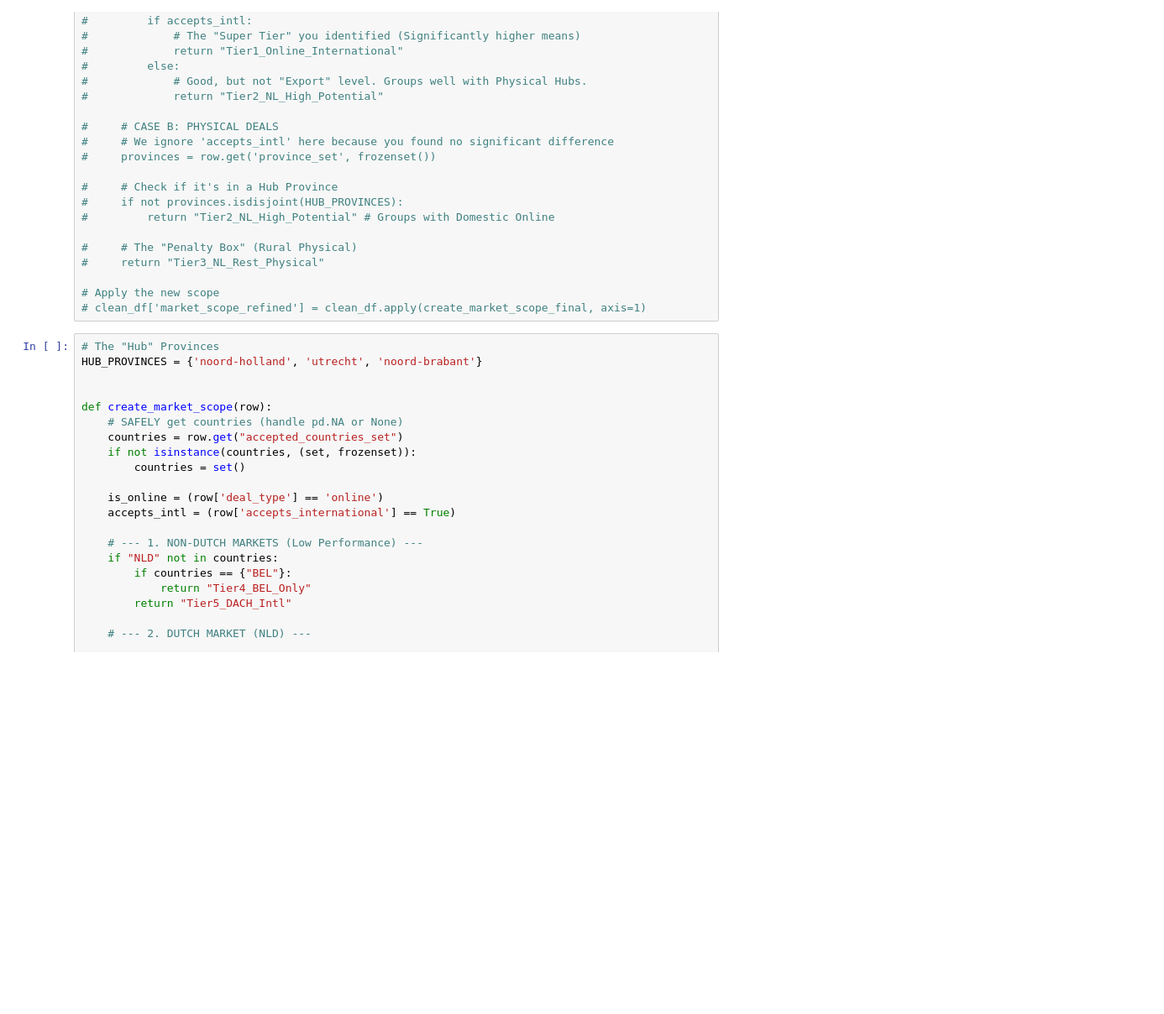
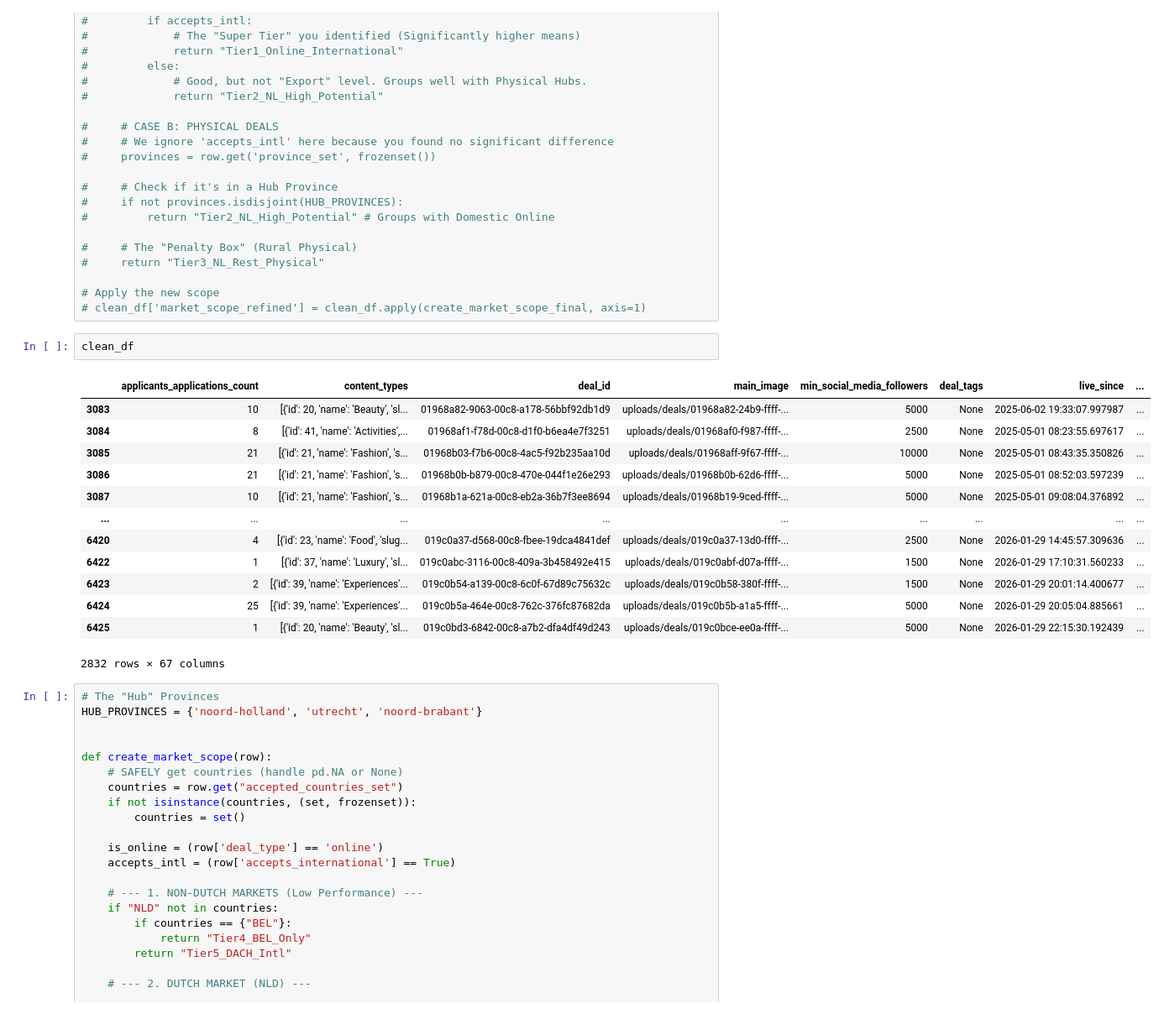
Before and after one commit to wouterbarter/AI_thesis_public, a Jupyter notebook: notebooks/barter_deals_analysis_basic_model.ipynb, the cells around one changed output. Shown at 84% size. Drawn from its saved outputs; the diff is of its cells as text; blank space fills up the shorter version.

```diff
--- a/notebooks/barter_deals_analysis_basic_model.ipynb
+++ b/notebooks/barter_deals_analysis_basic_model.ipynb
@@ -657,6 +655,22 @@ STEP                           START    END      DROPPED % LOSS
 
 # Apply the new scope
 # clean_df['market_scope_refined'] = clean_df.apply(create_market_scope_final, axis=1)
+# %%
+clean_df
+# %% [output]
+|  | applicants_applications_count | content_types | deal_id | main_image | min_social_media_followers | deal_tags | live_since | ... |
+| 3083 | 10 | [{'id': 20, 'name': 'Beauty', 'sl... | 01968a82-9063-00c8-a178-56bbf92db1d9 | uploads/deals/01968a82-24b9-ffff-... | 5000 | None | 2025-06-02 19:33:07.997987 | ... |
+| 3084 | 8 | [{'id': 41, 'name': 'Activities',... | 01968af1-f78d-00c8-d1f0-b6ea4e7f3251 | uploads/deals/01968af0-f987-ffff-... | 2500 | None | 2025-05-01 08:23:55.697617 | ... |
+| 3085 | 21 | [{'id': 21, 'name': 'Fashion', 's... | 01968b03-f7b6-00c8-4ac5-f92b235aa10d | uploads/deals/01968aff-9f67-ffff-... | 10000 | None | 2025-05-01 08:43:35.350826 | ... |
+| 3086 | 21 | [{'id': 21, 'name': 'Fashion', 's... | 01968b0b-b879-00c8-470e-044f1e26e293 | uploads/deals/01968b0b-62d6-ffff-... | 5000 | None | 2025-05-01 08:52:03.597239 | ... |
+| 3087 | 10 | [{'id': 21, 'name': 'Fashion', 's... | 01968b1a-621a-00c8-eb2a-36b7f3ee8694 | uploads/deals/01968b19-9ced-ffff-... | 5000 | None | 2025-05-01 09:08:04.376892 | ... |
+| ... | ... | ... | ... | ... | ... | ... | ... | ... |
+| 6420 | 4 | [{'id': 23, 'name': 'Food', 'slug... | 019c0a37-d568-00c8-fbee-19dca4841def | uploads/deals/019c0a37-13d0-ffff-... | 2500 | None | 2026-01-29 14:45:57.309636 | ... |
+| 6422 | 1 | [{'id': 37, 'name': 'Luxury', 'sl... | 019c0abc-3116-00c8-409a-3b458492e415 | uploads/deals/019c0abf-d07a-ffff-... | 1500 | None | 2026-01-29 17:10:31.560233 | ... |
+| 6423 | 2 | [{'id': 39, 'name': 'Experiences'... | 019c0b54-a139-00c8-6c0f-67d89c75632c | uploads/deals/019c0b58-380f-ffff-... | 1500 | None | 2026-01-29 20:01:14.400677 | ... |
+| 6424 | 25 | [{'id': 39, 'name': 'Experiences'... | 019c0b5a-464e-00c8-762c-376fc87682da | uploads/deals/019c0b5b-a1a5-ffff-... | 5000 | None | 2026-01-29 20:05:04.885661 | ... |
+| 6425 | 1 | [{'id': 20, 'name': 'Beauty', 'sl... | 019c0bd3-6842-00c8-a7b2-dfa4df49d243 | uploads/deals/019c0bce-ee0a-ffff-... | 5000 | None | 2026-01-29 22:15:30.192439 | ... |
+2832 rows × 67 columns
 # %%
 # The "Hub" Provinces
 HUB_PROVINCES = {'noord-holland', 'utrecht', 'noord-brabant'}
```
Also changed, not shown: parts of 11 cells of this notebook, 3 other files.
